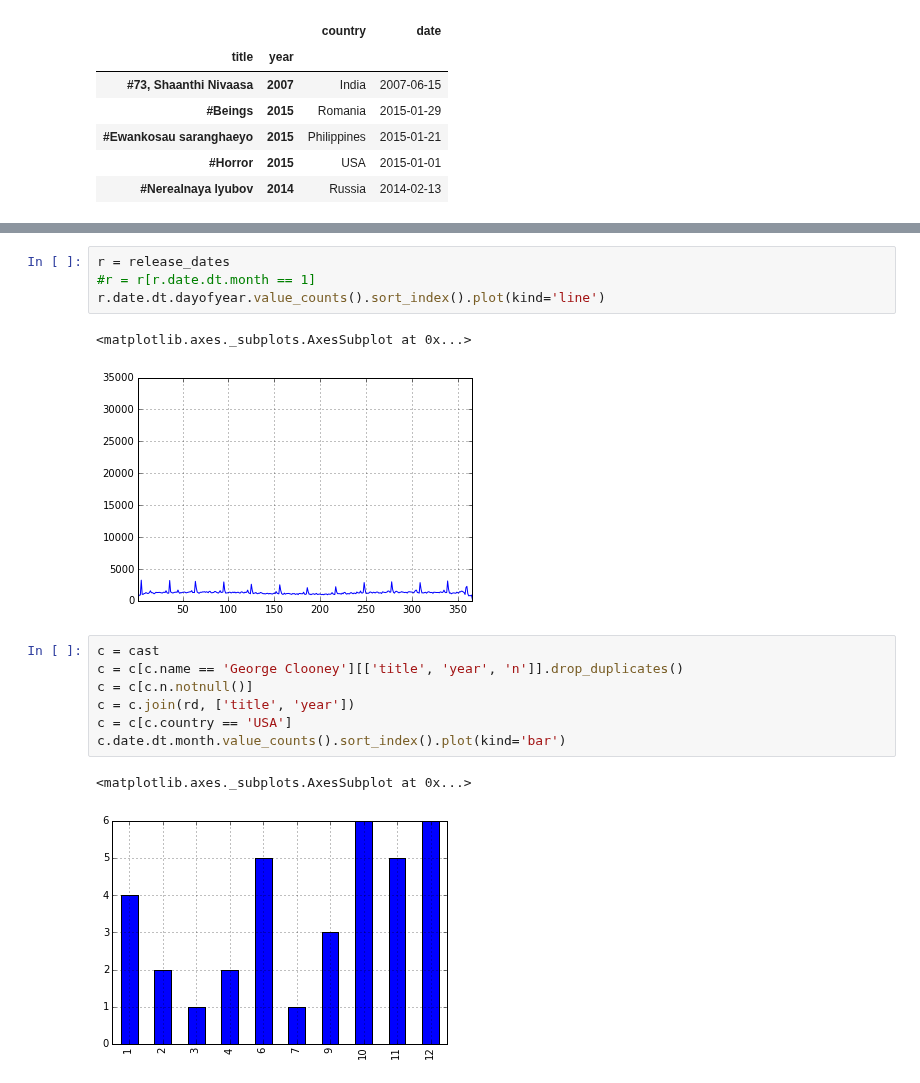
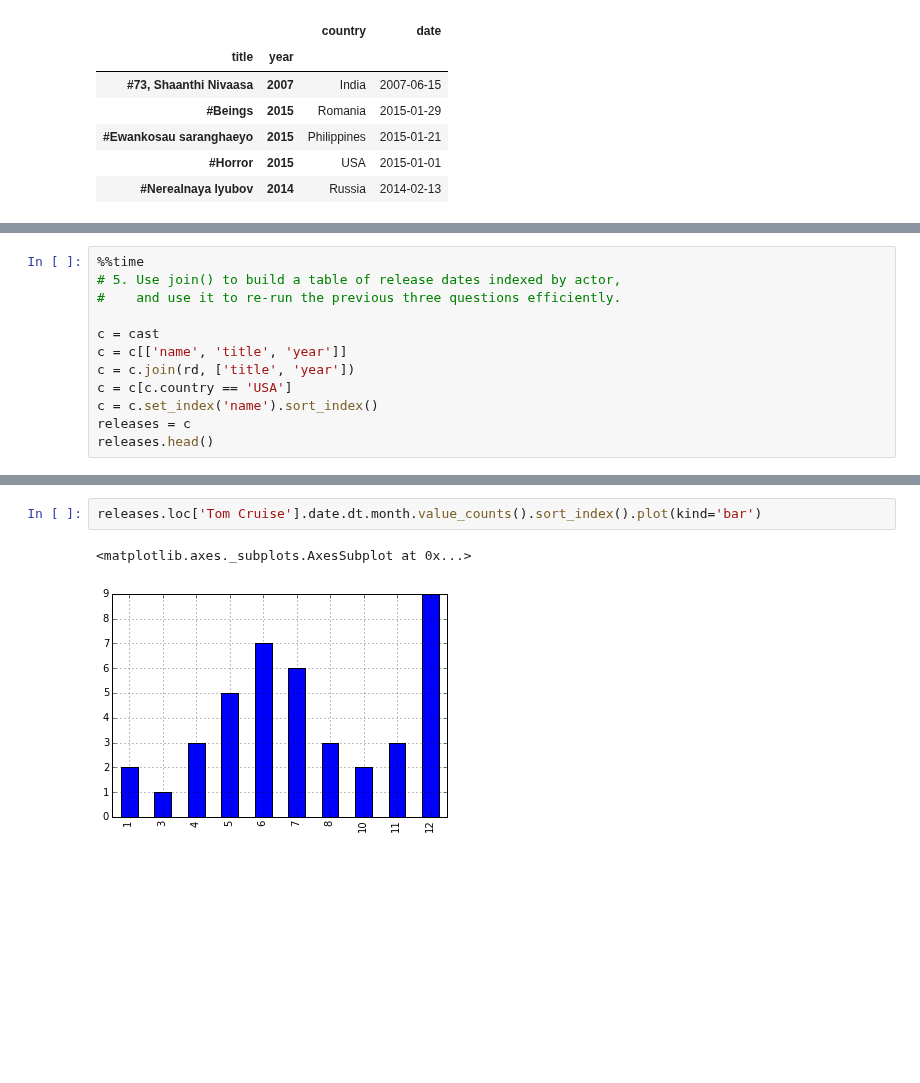
Before and after one commit to brandon-rhodes/pycon-pandas-tutorial, a Jupyter notebook: All.ipynb, the cells around one changed output, grey strips where cells are left out. Cells and saved outputs as stored; diff of their text form; blank space fills up the shorter version.

```diff
--- a/All.ipynb
+++ b/All.ipynb
@@ -841,0 +941,12 @@ rd.head()
+# %%
+%%time
+# 5. Use join() to build a table of release dates indexed by actor,
+#    and use it to re-run the previous three questions efficiently.
+
+c = cast
+c = c[['name', 'title', 'year']]
+c = c.join(rd, ['title', 'year'])
+c = c[c.country == 'USA']
+c = c.set_index('name').sort_index()
+releases = c
+releases.head()
@@ -842,17 +956,5 @@ rd.head()
 # %%
-r = release_dates
-#r = r[r.date.dt.month == 1]
-r.date.dt.dayofyear.value_counts().sort_index().plot(kind='line')
+releases.loc['Tom Cruise'].date.dt.month.value_counts().sort_index().plot(kind='bar')
 # %% [output]
 <matplotlib.axes._subplots.AxesSubplot at 0x...>
-[figure, old version]
+[figure, new version]
-# %%
-c = cast
-c = c[c.name == 'George Clooney'][['title', 'year', 'n']].drop_duplicates()
-c = c[c.n.notnull()]
-c = c.join(rd, ['title', 'year'])
-c = c[c.country == 'USA']
-c.date.dt.month.value_counts().sort_index().plot(kind='bar')
-# %% [output]
-<matplotlib.axes._subplots.AxesSubplot at 0x...>
-[figure, removed]
```
Also changed, not shown: parts of 13 cells of this notebook.
